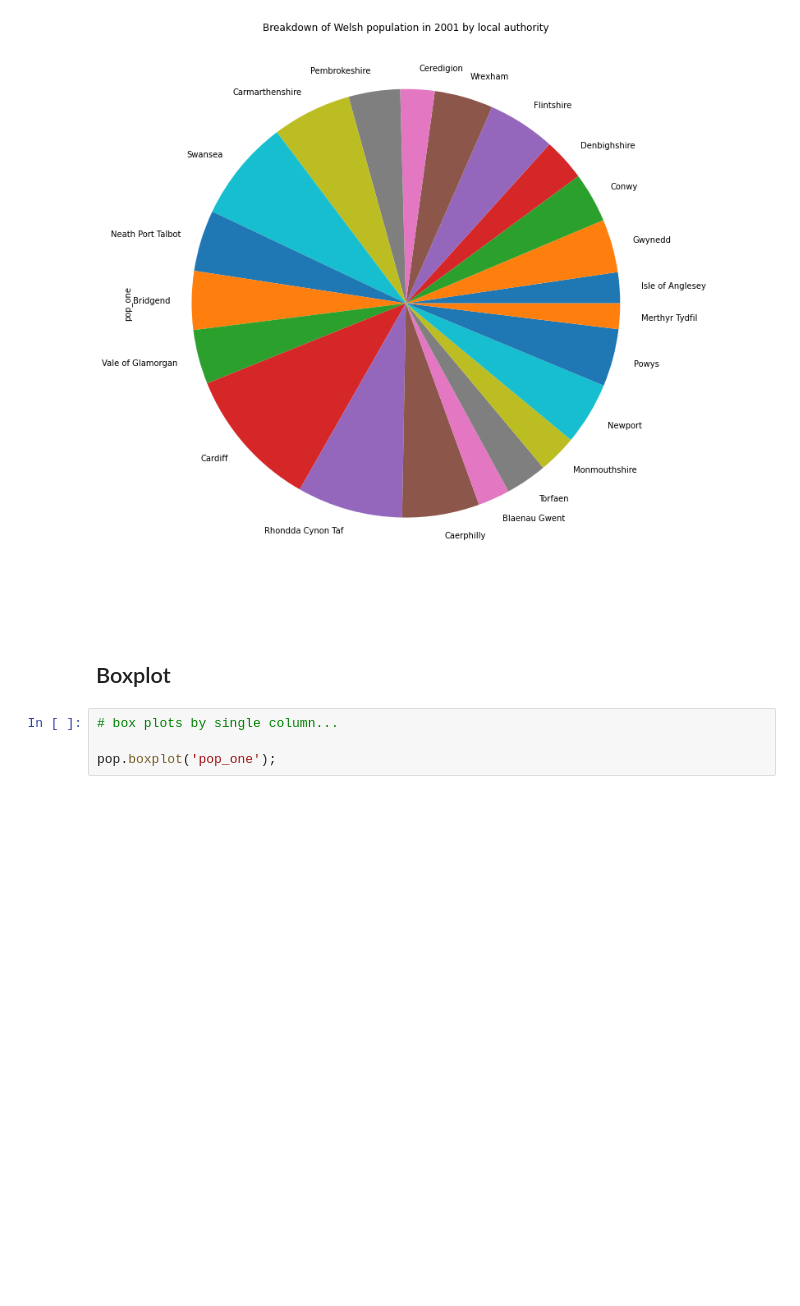
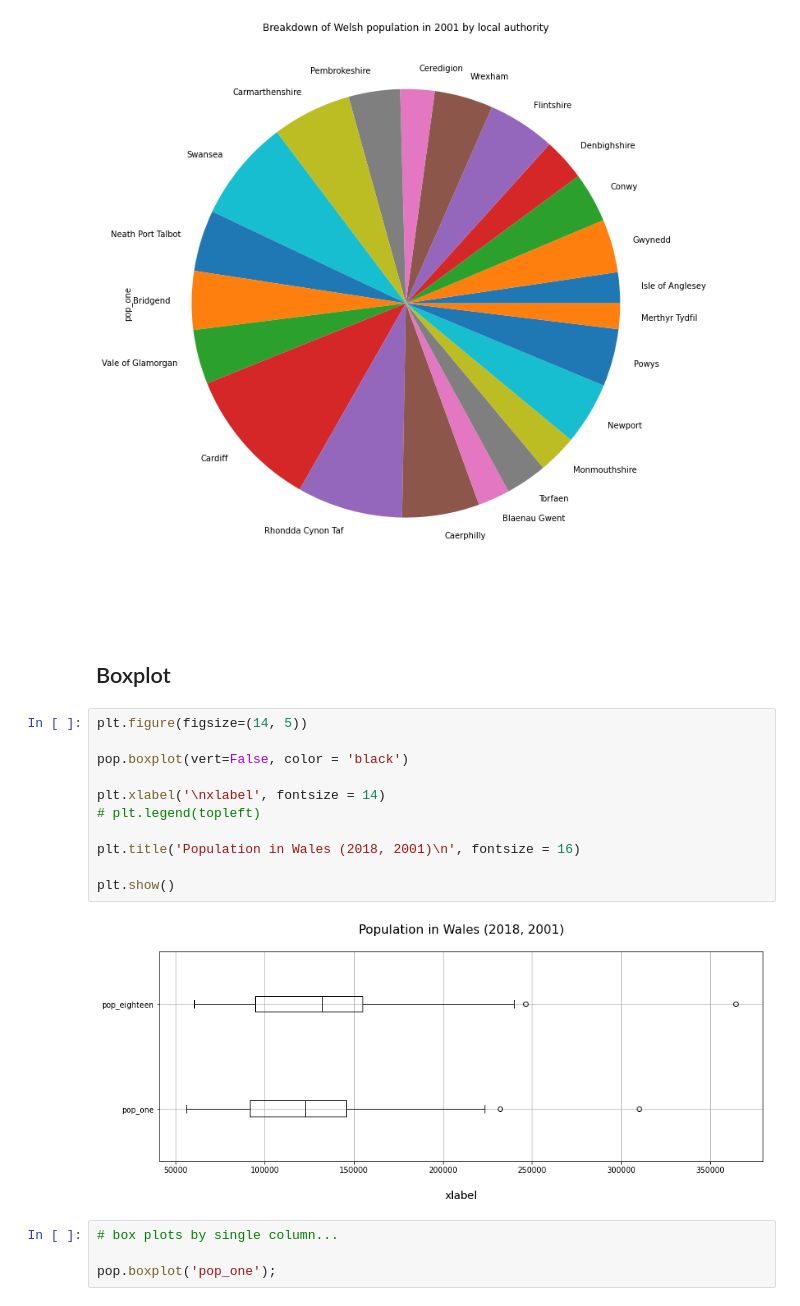
Before and after one commit to aodhanlutetiae/j_book, a Jupyter notebook: _build/jupyter_execute/viz_pandas_syntax.ipynb, the cells around one changed output. Cells and saved outputs as stored; diff of their text form; blank space fills up the shorter version.

```diff
--- a/_build/jupyter_execute/viz_pandas_syntax.ipynb
+++ b/_build/jupyter_execute/viz_pandas_syntax.ipynb
@@ -285,6 +270,19 @@ pop['pop_one'].plot.pie(figsize=(20,12), title = 'Breakdown of Welsh population
 <br><br>
 
 ## Boxplot
+# %%
+plt.figure(figsize=(14, 5))
+
+pop.boxplot(vert=False, color = 'black')
+
+plt.xlabel('\nxlabel', fontsize = 14)
+# plt.legend(topleft)
+
+plt.title('Population in Wales (2018, 2001)\n', fontsize = 16)
+
+plt.show()
+# %% [output]
+[figure, added]
 # %%
 # box plots by single column...
 
```
Also changed, not shown: parts of 2 cells of this notebook, 51 other files.
